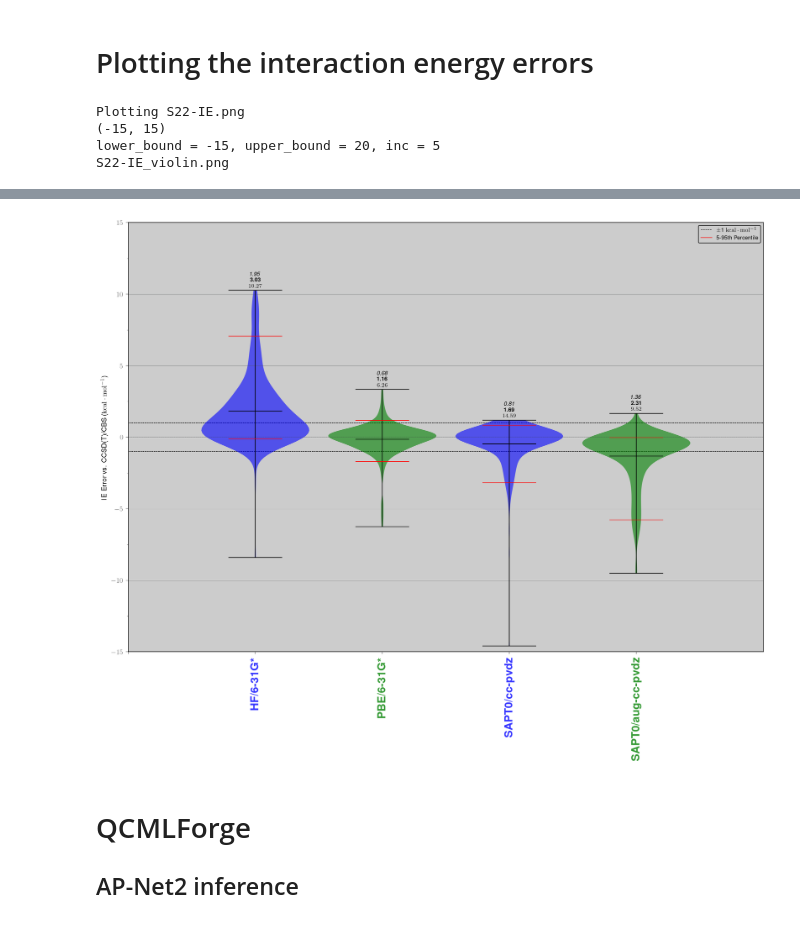
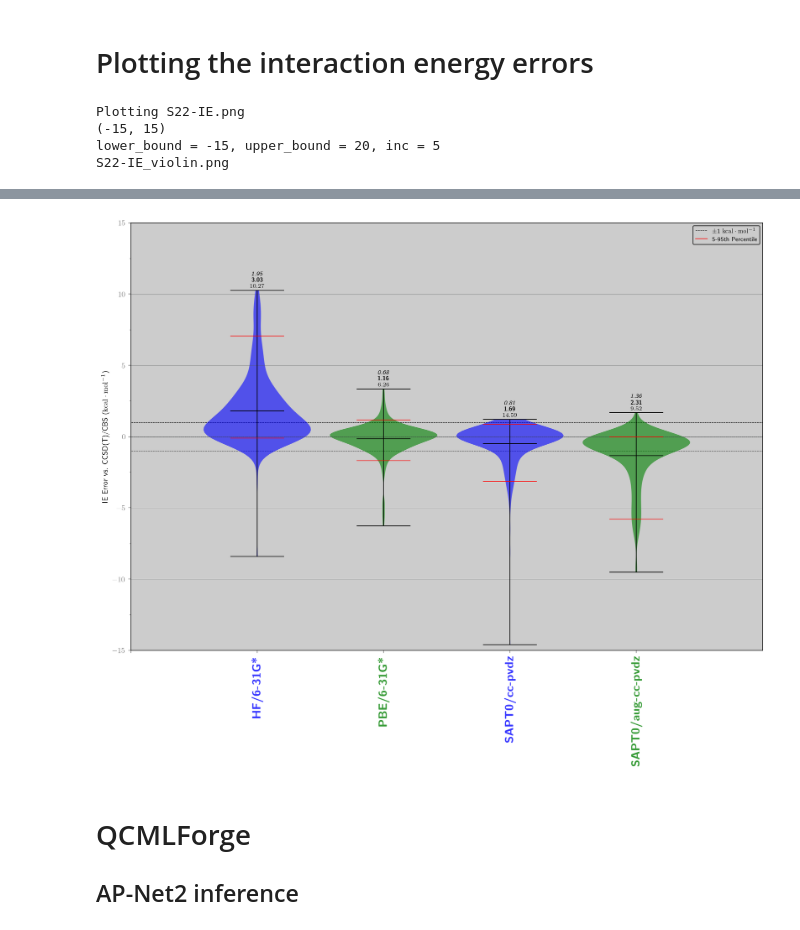
Before and after one commit to cyber-shuttle/psi4_interaction_energy_cybershuttle, a Jupyter notebook: demo.ipynb, the cells around one changed output, grey strips where cells are left out. Cells and saved outputs as stored; diff of their text form; code cells hidden in the pictures.

Commit message:
usetex false

```diff
--- a/demo.ipynb
+++ b/demo.ipynb
@@ -581,26 +581,28 @@ max            3.340834             1.198256                 1.671748
 # %%
 error_statistics.violin_plot(
     df_plot,
     df_labels_and_columns={
         "HF/6-31G*": "HF/6-31G* error",
         "PBE/6-31G*": "PBE/6-31G* error",
         # "B3LYP/6-31G*": "B3LYP/6-31G* error",
         "SAPT0/cc-pvdz": "SAPT0/cc-pvdz error",
         "SAPT0/aug-cc-pvdz": "SAPT0/aug-cc-pvdz error",
     },
     output_filename="S22-IE.png",
     figure_size=(6, 6),
     x_label_fontsize=16,
     ylim=(-15, 15),
-    ylabel=r"IE Error vs. CCSD(T)/CBS ($\mathrm{kcal\cdot mol^{-1}}$)",
+    rcParams={},
+    usetex=False,
+    ylabel=r"IE Error vs. CCSD(T)/CBS (kcal/mol)",
 )
 # %% [output]
 Plotting S22-IE.png
 (-15, 15)
 lower_bound = -15, upper_bound = 20, inc = 5
 S22-IE_violin.png
 [figure]
-[figure, old version]
+[figure, new version]
 # %% [markdown]
 # QCMLForge
 
```
Also changed, not shown: parts of 5 cells of this notebook, 4 other files.
